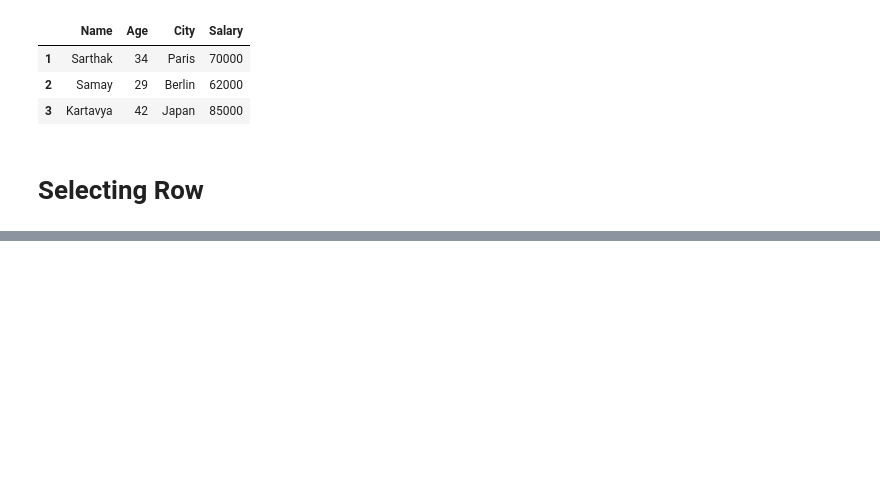
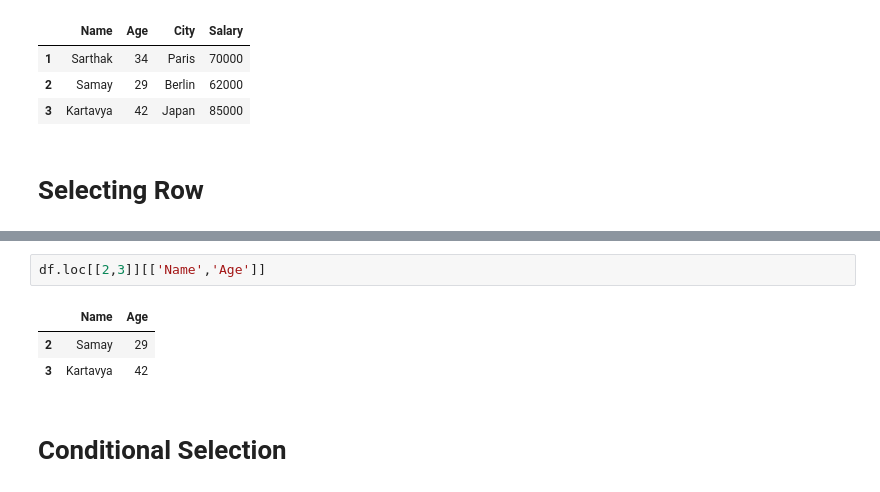
Before and after one commit to Rajni0327/pandas, a Jupyter notebook: Dataframes.ipynb, the cells around one changed output, grey strips where cells are left out. Drawn from its saved outputs; the diff is of its cells as text; blank space fills up the shorter version.

```diff
--- a/Dataframes.ipynb
+++ b/Dataframes.ipynb
@@ -129,0 +176,8 @@ df.drop( 0,axis=0)     #To remove first row
+# %%
+df.loc[[2,3]][['Name','Age']]
+# %% [output]
+|  | Name | Age |
+| 2 | Samay | 29 |
+| 3 | Kartavya | 42 |
+# %% [markdown]
+# Conditional Selection
```
Also changed, not shown: parts of 10 cells of this notebook.
